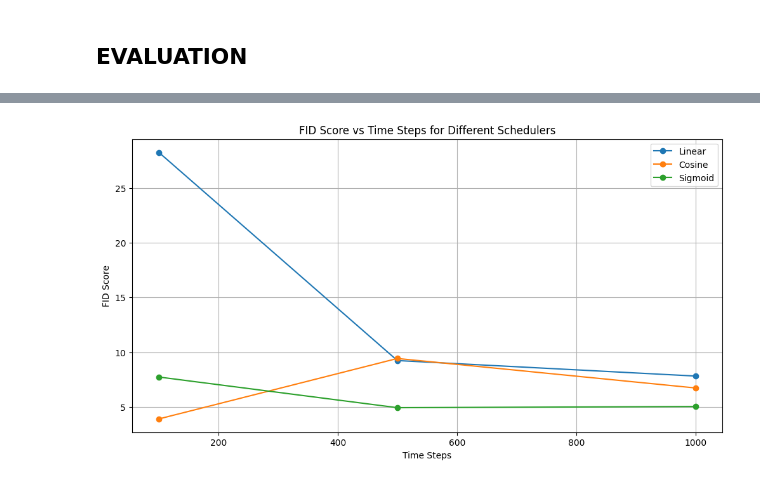
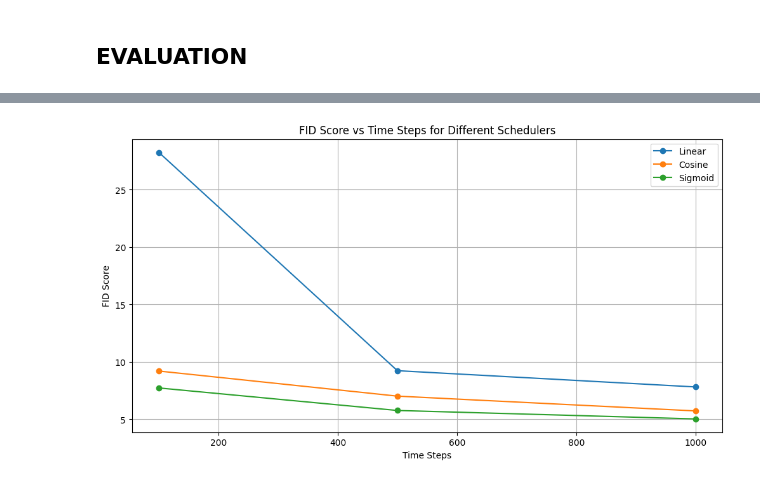
Before and after one commit to LeoItaly/DDPM-DL, a Jupyter notebook: Samer/DDPM_transf.ipynb, the cells around one changed output, grey strips where cells are left out. Drawn from its saved outputs; the diff is of its cells as text; code cells hidden in the pictures.

```diff
--- a/Samer/DDPM_transf.ipynb
+++ b/Samer/DDPM_transf.ipynb
@@ -683,14 +665,37 @@ Epoch: 12/20    | Training loss: 0.0202 |   Validation loss: 0.0203
 # %%
+# DO NOT EXECUTE THIS CELL
+
+time_steps_list = [100, 500, 1000]
+schedulers = {
+    'Linear': Linear_Variance_Scheduler,
+    'Cosine': Cosine_Variance_Scheduler,
+    'Sigmoid': Sigmoid_Variance_Scheduler,
+}
+
+fid_scores = {scheduler_name: [] for scheduler_name in schedulers.keys()}
+
+fid_scores['Linear'].append(28.247)
+fid_scores['Linear'].append(9.239)
+fid_scores['Linear'].append(7.823)
+
+fid_scores['Cosine'].append(9.207)
+fid_scores['Cosine'].append(7.023)
+fid_scores['Cosine'].append(5.735)
+
+fid_scores['Sigmoid'].append(7.734)
+fid_scores['Sigmoid'].append(5.773)
+fid_scores['Sigmoid'].append(5.039)
+
 
 # Plot FID scores
 plt.figure(figsize=(12, 6))
 for scheduler_name, scores in fid_scores.items():
     plt.plot(time_steps_list, scores, marker='o', label=scheduler_name)
 plt.xlabel('Time Steps')
 plt.ylabel('FID Score')
 plt.title('FID Score vs Time Steps for Different Schedulers')
 plt.legend()
 plt.grid(True)
 plt.show()
 # %% [output]
-[figure, old version]
+[figure, new version]
```
Also changed, not shown: parts of 10 cells of this notebook.
